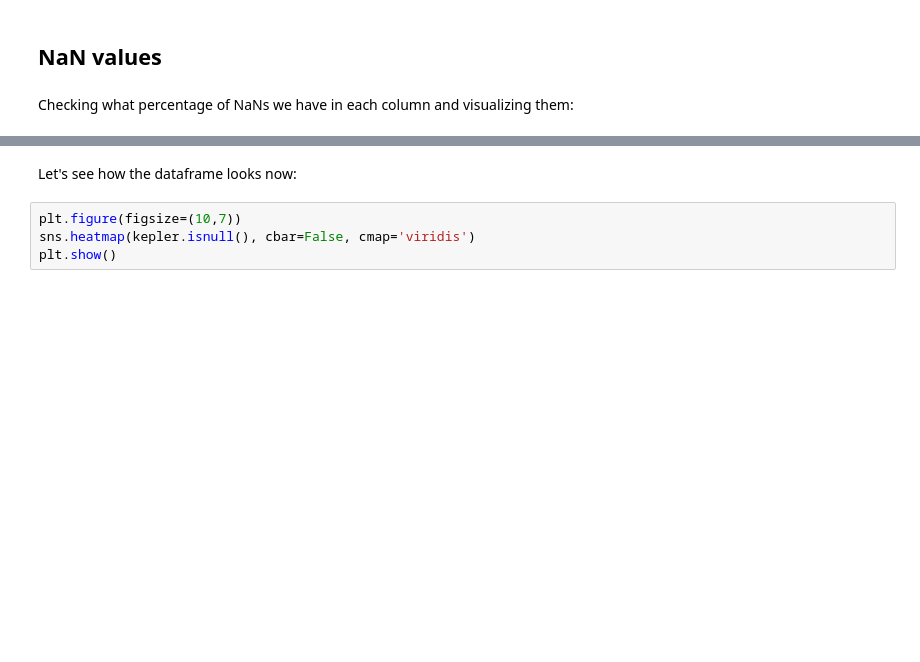
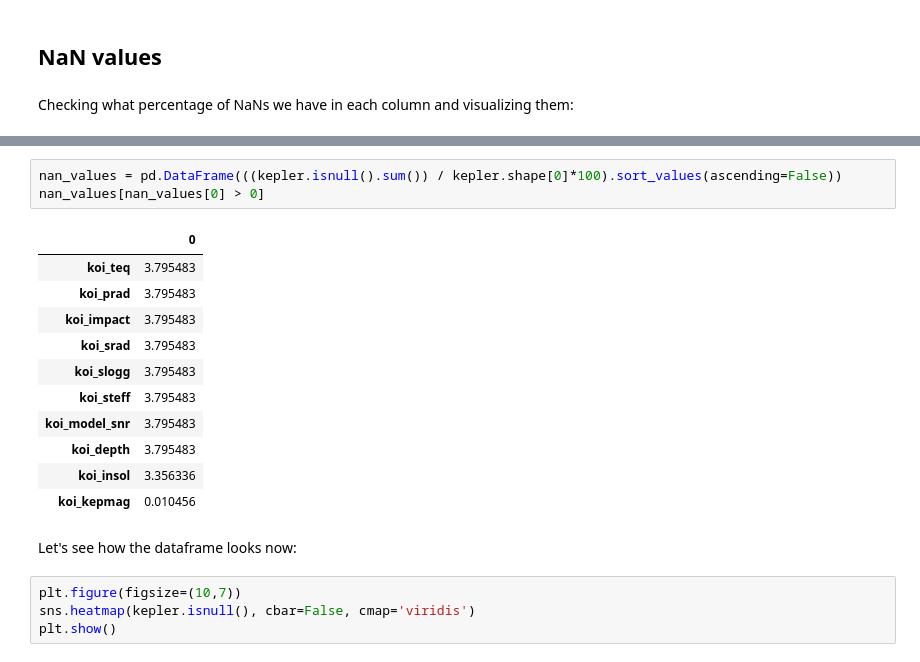
Before and after one commit to annaviper/exoplanets, a Jupyter notebook: 1-data-cleaning/kepler.ipynb, the cells around one changed output, grey strips where cells are left out. Drawn from its saved outputs; the diff is of its cells as text; blank space fills up the shorter version.

```diff
--- a/1-data-cleaning/kepler.ipynb
+++ b/1-data-cleaning/kepler.ipynb
@@ -91,3 +69,18 @@ SyntaxError: invalid syntax (<ipython-input-75-7d8c04339303>, line 1)
+# %%
+nan_values = pd.DataFrame(((kepler.isnull().sum()) / kepler.shape[0]*100).sort_values(ascending=False))
+nan_values[nan_values[0] > 0]
+# %% [output]
+|  | 0 |
+| koi_teq | 3.795483 |
+| koi_prad | 3.795483 |
+| koi_impact | 3.795483 |
+| koi_srad | 3.795483 |
+| koi_slogg | 3.795483 |
+| koi_steff | 3.795483 |
+| koi_model_snr | 3.795483 |
+| koi_depth | 3.795483 |
+| koi_insol | 3.356336 |
+| koi_kepmag | 0.010456 |
 # %% [markdown]
 Let's see how the dataframe looks now:
 # %%
```
Also changed, not shown: parts of 33 cells of this notebook, 1 other file.
